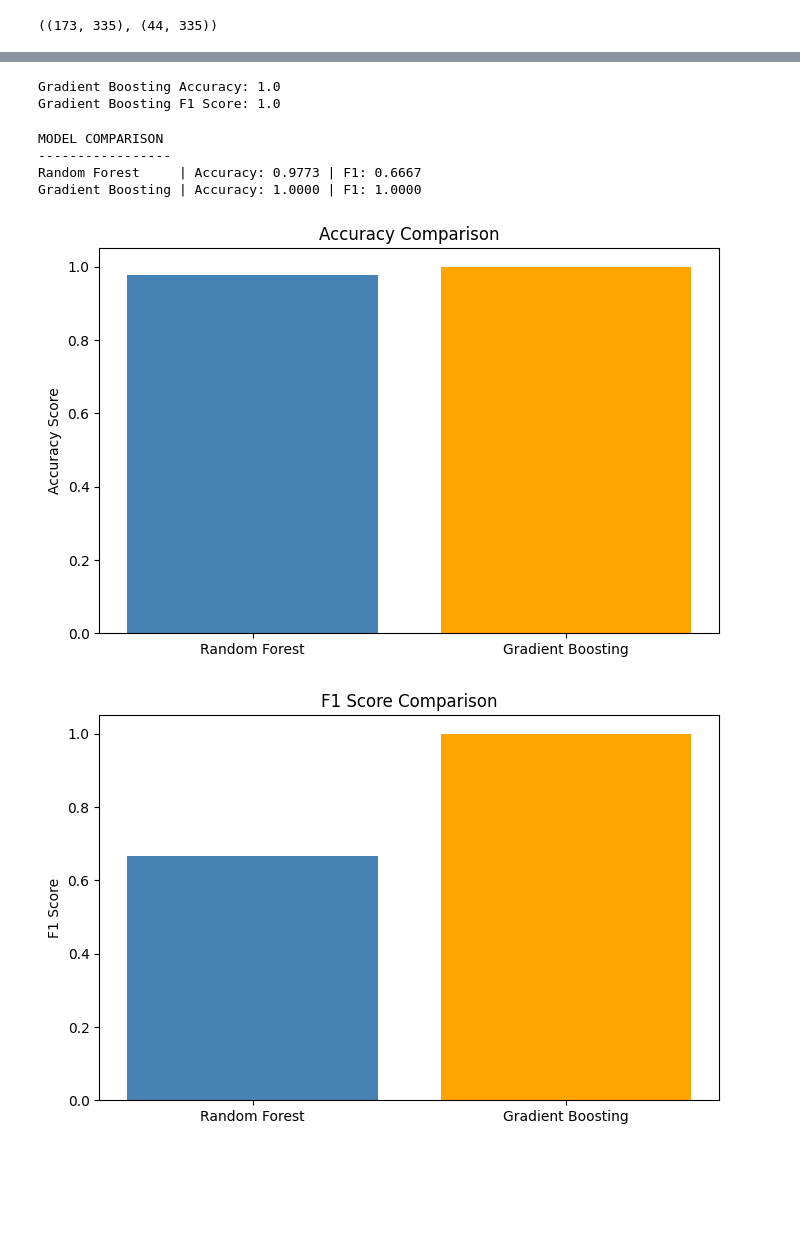
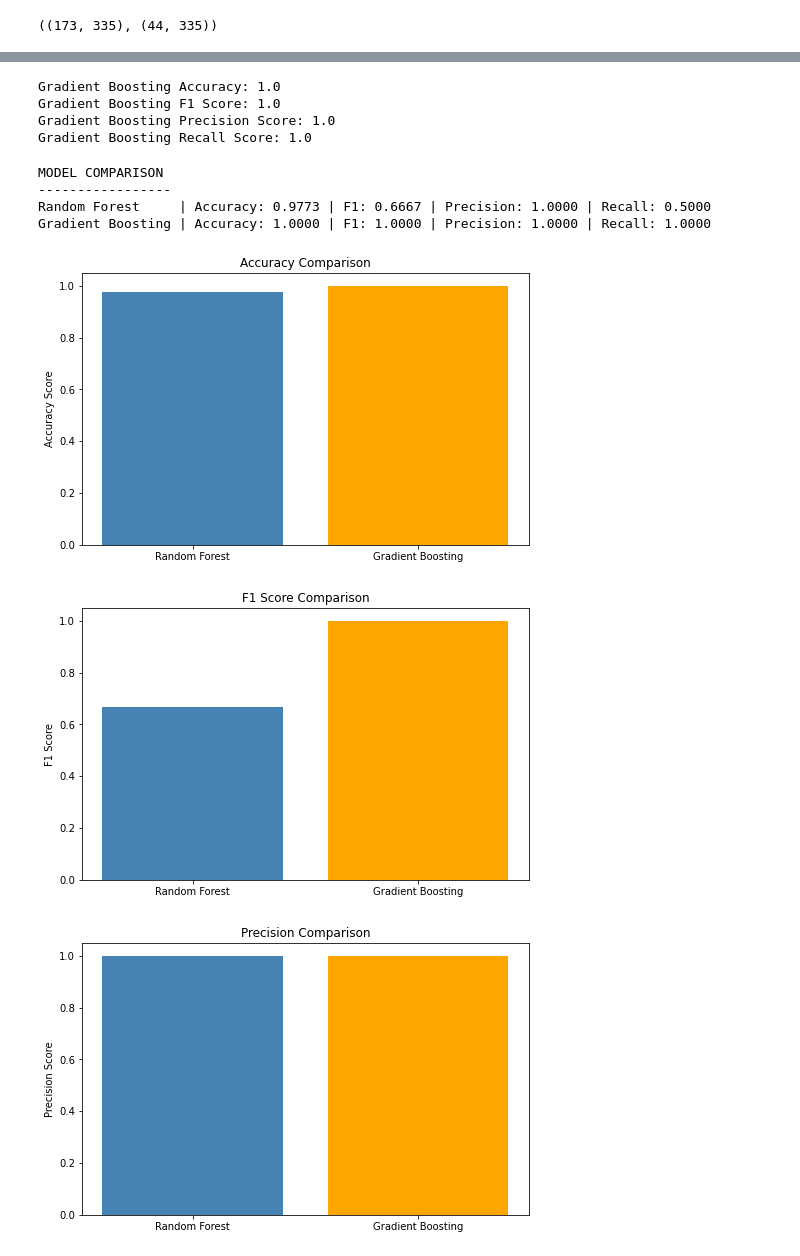
Before and after one commit to birdherd07/p3-ml, a Jupyter notebook: ml-dataset.ipynb, the cells around one changed output, grey strips where cells are left out. Cells and saved outputs as stored; diff of their text form; code cells hidden in the pictures; blank space fills up the shorter version.

```diff
--- a/ml-dataset.ipynb
+++ b/ml-dataset.ipynb
@@ -64,7 +71,7 @@ X_train.shape, X_test.shape
 ((173, 335), (44, 335))
 # %%
 from sklearn.ensemble import RandomForestClassifier
-from sklearn.metrics import accuracy_score, f1_score
+from sklearn.metrics import accuracy_score, f1_score, precision_score, recall_score
 
 rf = RandomForestClassifier(n_estimators=200, random_state=42)
 rf.fit(X_train, y_train)
@@ -73,9 +80,13 @@ rf_pred = rf.predict(X_test)
 
 rf_acc = accuracy_score(y_test, rf_pred)
 rf_f1 = f1_score(y_test, rf_pred)
+rf_pre = precision_score(y_test, rf_pred)
+rf_rec = recall_score(y_test, rf_pred)
 
 print("Random Forest Accuracy:", rf_acc)
 print("Random Forest F1 Score:", rf_f1)
+print("Random Forest Precision Score:", rf_pre)
+print("Random Forest Recall Score:", rf_rec)
 # %% [output]
 Random Forest Accuracy: 0.9772727272727273
 Random Forest F1 Score: 0.6666666666666666
@@ -89,40 +102,61 @@ gb_pred = gb.predict(X_test)
 
 gb_acc = accuracy_score(y_test, gb_pred)
 gb_f1 = f1_score(y_test, gb_pred)
+gb_pre = precision_score(y_test, gb_pred)
+gb_rec = recall_score(y_test, gb_pred)
 
 print("Gradient Boosting Accuracy:", gb_acc)
 print("Gradient Boosting F1 Score:", gb_f1)
+print("Gradient Boosting Precision Score:", gb_pre)
+print("Gradient Boosting Recall Score:", gb_rec)
 # %% [output]
 Gradient Boosting Accuracy: 1.0
 Gradient Boosting F1 Score: 1.0
+Gradient Boosting Precision Score: 1.0
+Gradient Boosting Recall Score: 1.0
 # %%
 print("MODEL COMPARISON")
 print("-----------------")
-print(f"Random Forest     | Accuracy: {rf_acc:.4f} | F1: {rf_f1:.4f}")
-print(f"Gradient Boosting | Accuracy: {gb_acc:.4f} | F1: {gb_f1:.4f}")
+print(f"Random Forest     | Accuracy: {rf_acc:.4f} | F1: {rf_f1:.4f} | Precision: {rf_pre:.4f} | Recall: {rf_rec:.4f}")
+print(f"Gradient Boosting | Accuracy: {gb_acc:.4f} | F1: {gb_f1:.4f} | Precision: {gb_pre:.4f} | Recall: {gb_rec:.4f}")
 # %% [output]
 MODEL COMPARISON
 -----------------
-Random Forest     | Accuracy: 0.9773 | F1: 0.6667
-Gradient Boosting | Accuracy: 1.0000 | F1: 1.0000
+Random Forest     | Accuracy: 0.9773 | F1: 0.6667 | Precision: 1.0000 | Recall: 0.5000
+Gradient Boosting | Accuracy: 1.0000 | F1: 1.0000 | Precision: 1.0000 | Recall: 1.0000
 # %%
 import matplotlib.pyplot as plt
 
 models = ['Random Forest', 'Gradient Boosting']
 accuracy_scores = [rf_acc, gb_acc]
 f1_scores = [rf_f1, gb_f1]
+pre_scores = [rf_pre, gb_pre]
+rec_scores = [rf_rec, gb_rec]
 
 plt.figure(figsize=(8,5))
 plt.bar(models, accuracy_scores, color=['steelblue','orange'])
 plt.title("Accuracy Comparison")
 plt.ylabel("Accuracy Score")
 plt.show()
 
 plt.figure(figsize=(8,5))
 plt.bar(models, f1_scores, color=['steelblue','orange'])
 plt.title("F1 Score Comparison")
 plt.ylabel("F1 Score")
 plt.show()
+
+plt.figure(figsize=(8,5))
+plt.bar(models, pre_scores, color=['steelblue','orange'])
+plt.title("Precision Comparison")
+plt.ylabel("Precision Score")
+plt.show()
+
+plt.figure(figsize=(8,5))
+plt.bar(models, rec_scores, color=['steelblue','orange'])
+plt.title("Recall Comparison")
+plt.ylabel("Recall Score")
+plt.show()
 # %% [output]
-[figure, old version]
+[figure, new version]
-[figure, old version]
+[figure, new version]
+[figure, added]
```
Also changed, not shown: parts of 5 cells of this notebook, 1 other file.
